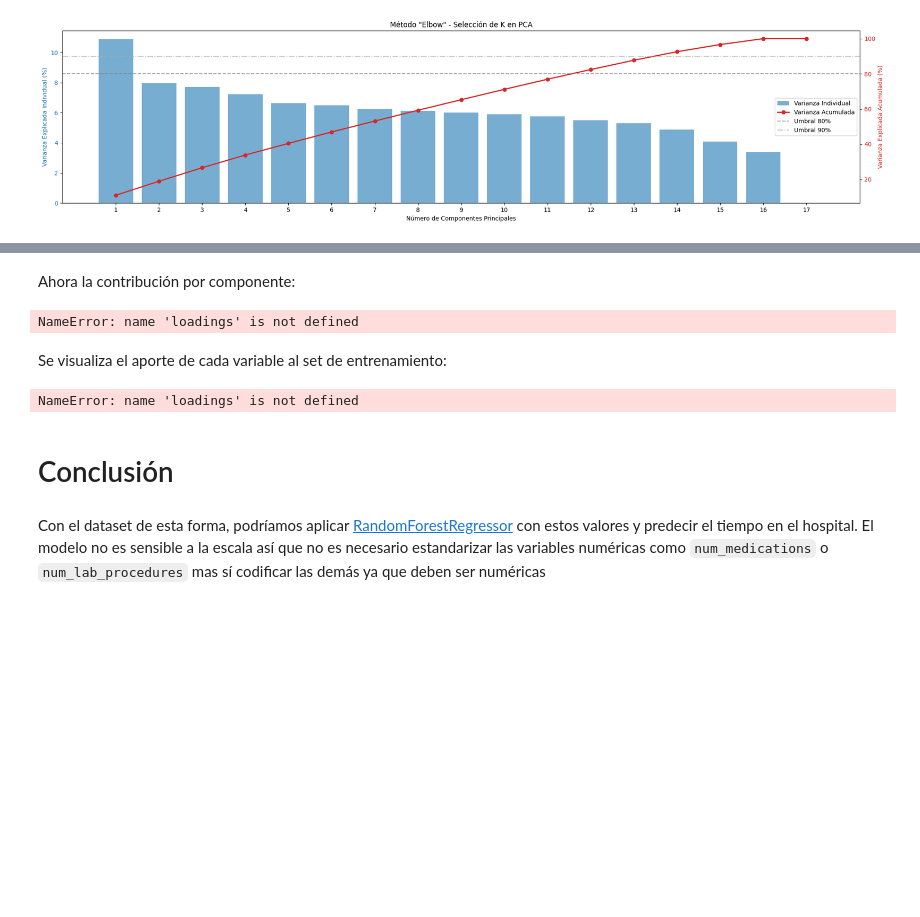
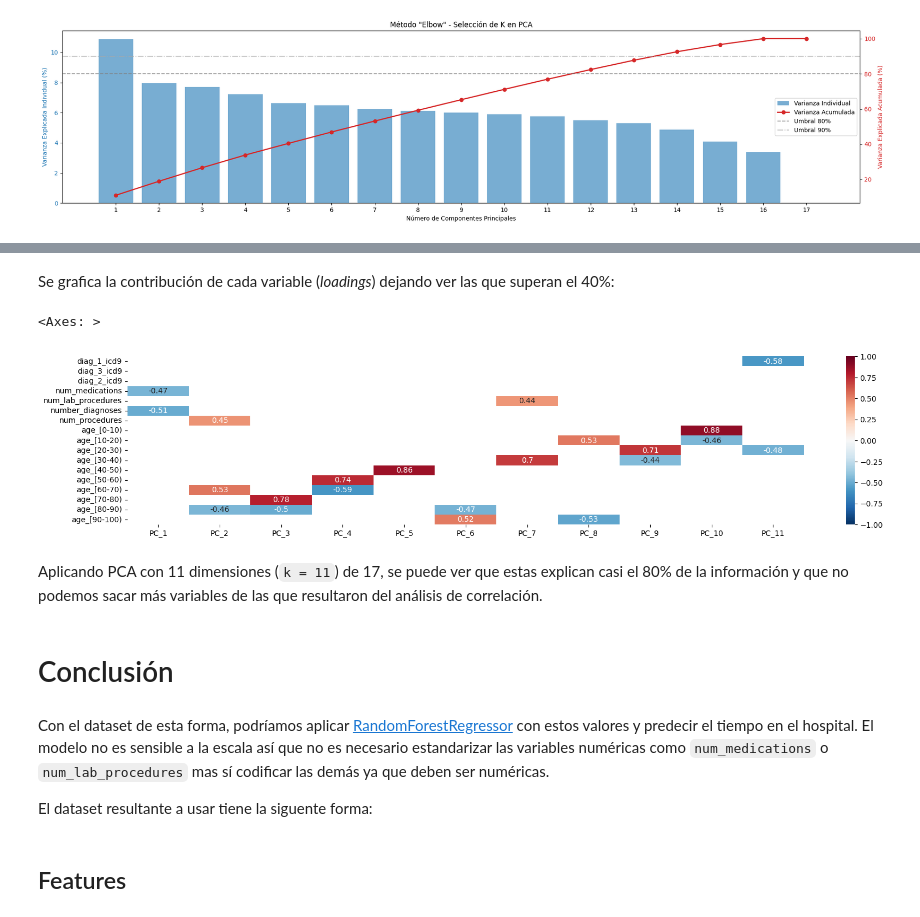
Before and after one commit to masouto94/CEIA_Analisis_de_datos, a Jupyter notebook: trabajo_final/trabajoFinal.ipynb, the cells around one changed output, grey strips where cells are left out. Saved outputs shown, nothing was run; the diff lists cells and outputs as text; code cells hidden in the pictures; blank space fills up the shorter version.

```diff
--- a/trabajo_final/trabajoFinal.ipynb
+++ b/trabajo_final/trabajoFinal.ipynb
@@ -1265,9 +1204,7 @@ X_train_strat
 # %% [markdown]
 Se estandarizan las variables para las cuales se va a aplicar PCA.
 # %%
-from sklearn.decomposition import PCA
-
-scaler_pca = StandardScaler()
+scaler_pca = StandardScaler().set_output(transform="pandas")
 X_train_scaled = scaler_pca.fit_transform(X_train_strat)
 X_test_scaled = scaler_pca.transform(X_test_strat)
 
@@ -1310,5 +1247,5 @@ Se usan diez componentes:
 # %%
-pca = PCA(n_components=10)
+pca = PCA(n_components=11)
 X_train_pca = pca.fit_transform(X_train_scaled)
 X_test_pca = pca.transform(X_test_scaled)
 
@@ -1365,41 +1274,34 @@ ValueError: Shape of passed values is (17, 10), indices imply (19, 10)
-# %% [markdown]
-Ahora la contribución por componente:
-# %%
-contrib = (loadings**2)
-contrib = contrib.div(contrib.sum(axis=0), axis=1) * 100
-
-fig, ax = plt.subplots(1, 2, figsize=(10, 4), sharey=True)
-
-# PC1
-contrib["PC1"].sort_values().plot.barh(ax=ax[0], color='coral')
-ax[0].set_title("Contribución a PC1")
-ax[0].set_xlabel("Contribución (%)")
-ax[0].grid(axis='x')
-
-# PC2
-contrib["PC2"].sort_values().plot.barh(ax=ax[1], color='turquoise')
-ax[1].set_title("Contribución a PC2")
-ax[1].set_xlabel("Contribución (%)")
-ax[1].grid(axis='x')
-
-max_val = contrib[["PC1", "PC2"]].max().max()
-ax[0].set_xlim(0, max_val * 1.1)
-ax[1].set_xlim(0, max_val * 1.1)
-
-plt.suptitle("Contribución de variables a los componentes principales")
-plt.tight_layout()
-plt.show()
-# %% [output]
-NameError: name 'loadings' is not defined
-# %% [markdown]
-Se visualiza el aporte de cada variable al set de entrenamiento:
-# %%
-from graficadores.histogramas import plot_biplot
-
-plot_biplot(X_train_pca, loadings, pca_cols, y_train_strat)
-# %% [output]
-NameError: name 'loadings' is not defined
+# %% [markdown]
+Se grafica la contribución de cada variable (_loadings_) dejando ver las que superan el 40%:
+# %%
+loadings = pd.DataFrame(
+    pca.components_.T,
+    columns=[f"PC_{i+1}" for i in range(pca.components_.T.shape[1])],
+    index=X_train_scaled.columns
+)
+
+mask = loadings.abs() < 0.4
+
+plt.figure(figsize=(20, 4))
+sns.heatmap(
+    loadings,
+    annot=True,
+    cmap='RdBu_r',
+    center=0,
+    vmin=-1,
+    vmax=1,
+    mask=mask
+)
+# %% [output]
+<Axes: >
+[figure, added]
+# %% [markdown]
+Aplicando PCA con 11 dimensiones (`k = 11`) de 17, se puede ver que estas explican casi el 80% de la información y que no podemos sacar más variables de las que resultaron del análisis de correlación.
 # %% [markdown]
 # Conclusión
 # %% [markdown]
-Con el dataset de esta forma, podríamos aplicar [RandomForestRegressor](https://scikit-learn.org/stable/modules/generated/sklearn.ensemble.RandomForestRegressor.html) con estos valores y predecir el tiempo en el hospital. El modelo no es sensible a la escala así que no es necesario estandarizar las variables numéricas como `num_medications` o `num_lab_procedures` mas sí codificar las demás ya que deben ser numéricas
+Con el dataset de esta forma, podríamos aplicar [RandomForestRegressor](https://scikit-learn.org/stable/modules/generated/sklearn.ensemble.RandomForestRegressor.html) con estos valores y predecir el tiempo en el hospital. El modelo no es sensible a la escala así que no es necesario estandarizar las variables numéricas como `num_medications` o `num_lab_procedures` mas sí codificar las demás ya que deben ser numéricas.
+
+El dataset resultante a usar tiene la siguente forma:
+# %% [markdown]
+## Features
```
Also changed, not shown: parts of 26 cells of this notebook, 2 other files.
